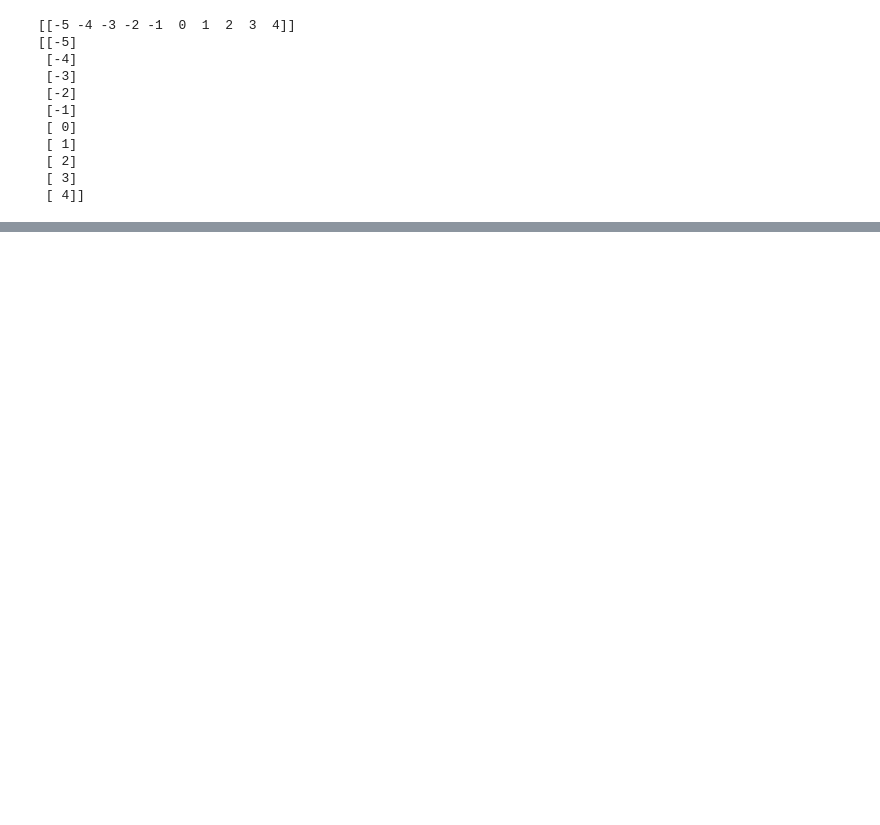
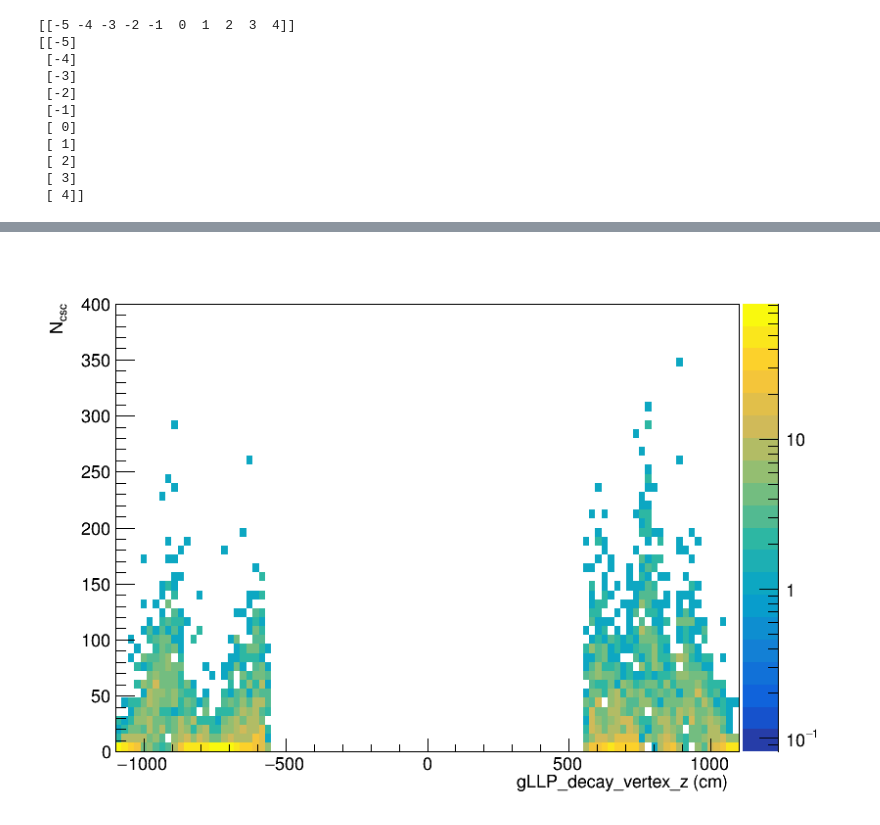
Before and after one commit to cms-lpc-llp/delayed_jet_analyzer, a Jupyter notebook: plot_scripts/muon_roi_trigger.ipynb, the cells around one changed output, grey strips where cells are left out. Cells and saved outputs as stored; diff of their text form; code cells hidden in the pictures; blank space fills up the shorter version.

```diff
--- a/plot_scripts/muon_roi_trigger.ipynb
+++ b/plot_scripts/muon_roi_trigger.ipynb
@@ -491,0 +1271,21 @@ Info in <TCanvas::Print>: pdf file muon_roi_trigger_signal_vs_bkg.pdf has been c
+# %%
+# nCsc:gLLP_decay_vertex_z plot for QCD/vH
+
+c4 = rt.TCanvas('c4','c4', 800, 600)
+
+# Plots unclustered version of nCsc:gLLP_decay_vertex_z
+#h['nCsc_gLLPz_0'] = create_TH2D(np.vstack((gLLPz_sel, nCsc_dis_sel)).T, name='nCsc_gLLPz_0', title='Pre-clustering Version', binning=[100, -1100, 1100, 50, 0, 400], axis_title=['gLLP_decay_vertex_z (cm)', 'N_{csc}', ''])
+
+# Plots clustered version of nCsc:gLLP_decay_vertex_z
+h['nCsc_gLLPz_0'] = create_TH2D(np.vstack((gLLPz_sel, n_c_total_dis['total'])).T, name='nCsc_gLLPz_0', binning=[100, -1100, 1100, 50, 0, 400], axis_title=['gLLP_decay_vertex_z (cm)', 'N_{csc}', ''])
+
+c4.SetLogz()
+h['nCsc_gLLPz_0'].SetStats(0)
+h['nCsc_gLLPz_0'].SetTitle('')
+#c4.cd()
+#h['eta_phi_0'].SetStats(0)
+h['nCsc_gLLPz_0'].Draw("colz")
+c4.Draw()
+c4.SaveAs("nCsc_gLLPdecayVertZ.pdf")
+c4.SaveAs("nCsc_gLLPdecayVertZ.C")
+# %% [output]
@@ -491,0 +1296 @@ Info in <TCanvas::Print>: pdf file muon_roi_trigger_signal_vs_bkg.pdf has been c
+[figure, added]
```
Also changed, not shown: parts of 32 cells of this notebook.
